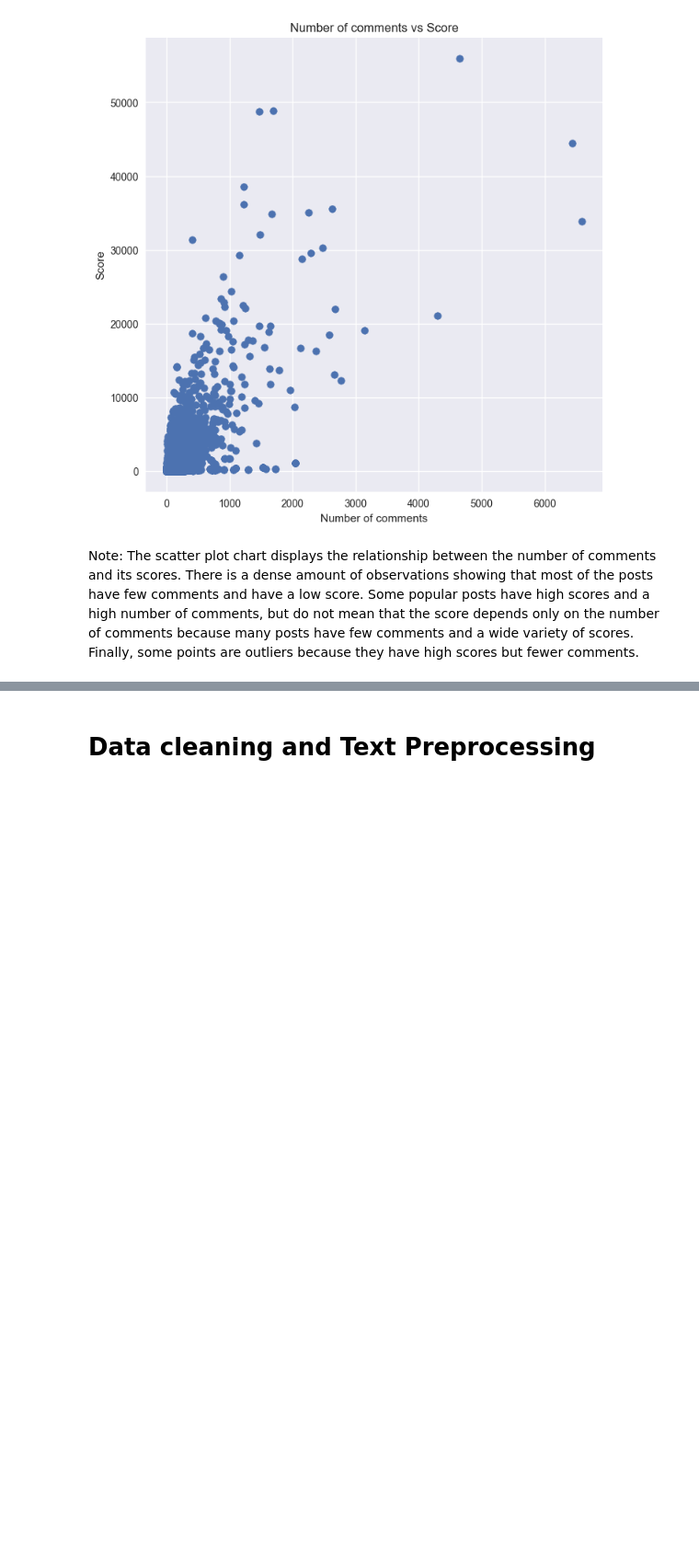
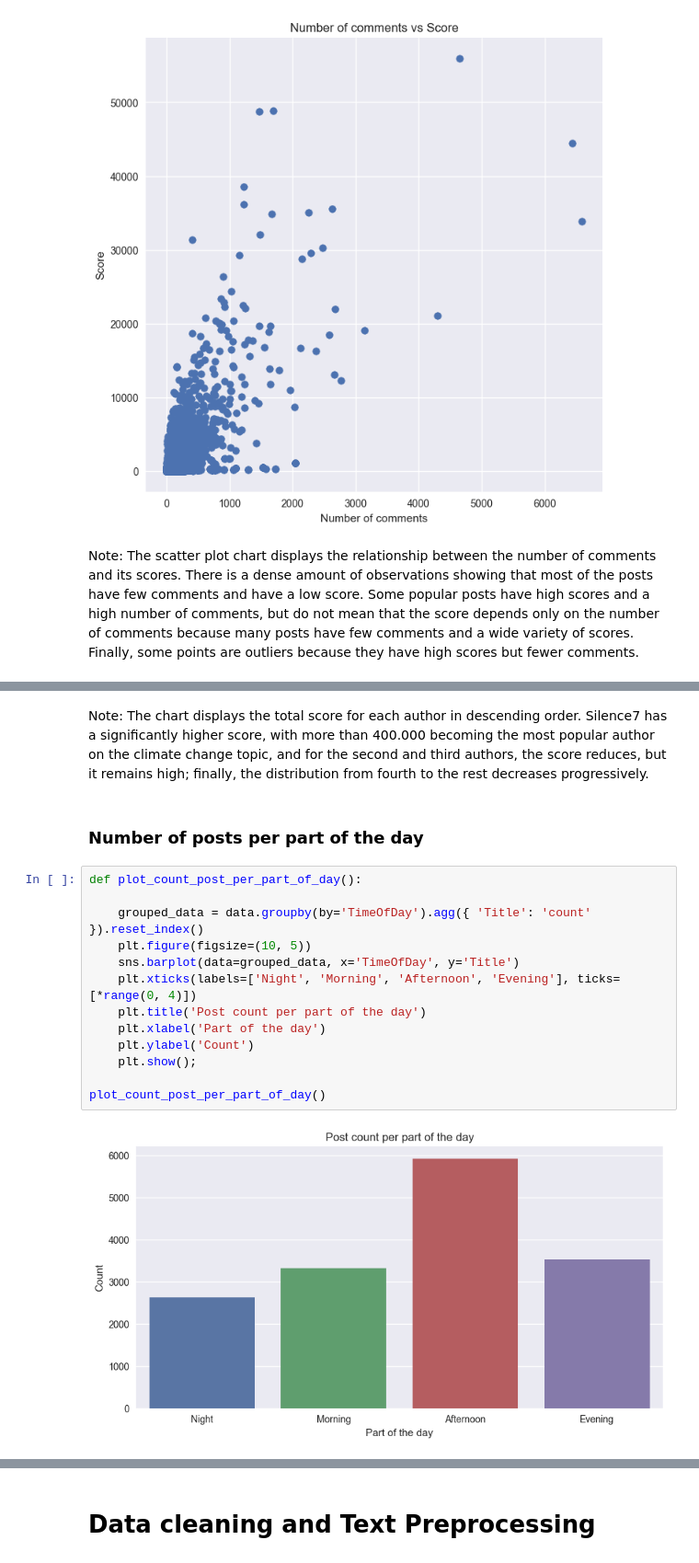
Before and after one commit to mlgomez0/advanced_python_project, a Jupyter notebook: notebooks/climate_change.ipynb, the cells around one changed output, grey strips where cells are left out. Shown at 92% size. Cells and saved outputs as stored; diff of their text form; blank space fills up the shorter version.

```diff
--- a/notebooks/climate_change.ipynb
+++ b/notebooks/climate_change.ipynb
@@ -489,0 +510,19 @@ Note: The scatter plot chart displays the relationship between the number of com
+# %% [markdown]
+Note: The chart displays the total score for each author in descending order. Silence7 has a significantly higher score, with more than 400.000 becoming the most popular author on the climate change topic, and for the second and third authors, the score reduces, but it remains high; finally, the distribution from fourth to the rest decreases progressively.
+# %% [markdown]
+### Number of posts per part of the day
+# %%
+def plot_count_post_per_part_of_day():
+
+    grouped_data = data.groupby(by='TimeOfDay').agg({ 'Title': 'count' }).reset_index()
+    plt.figure(figsize=(10, 5))
+    sns.barplot(data=grouped_data, x='TimeOfDay', y='Title')
+    plt.xticks(labels=['Night', 'Morning', 'Afternoon', 'Evening'], ticks=[*range(0, 4)])
+    plt.title('Post count per part of the day')
+    plt.xlabel('Part of the day')
+    plt.ylabel('Count')
+    plt.show();
+
+plot_count_post_per_part_of_day()
+# %% [output]
+[figure, added]
```
Also changed, not shown: parts of 21 cells of this notebook.
